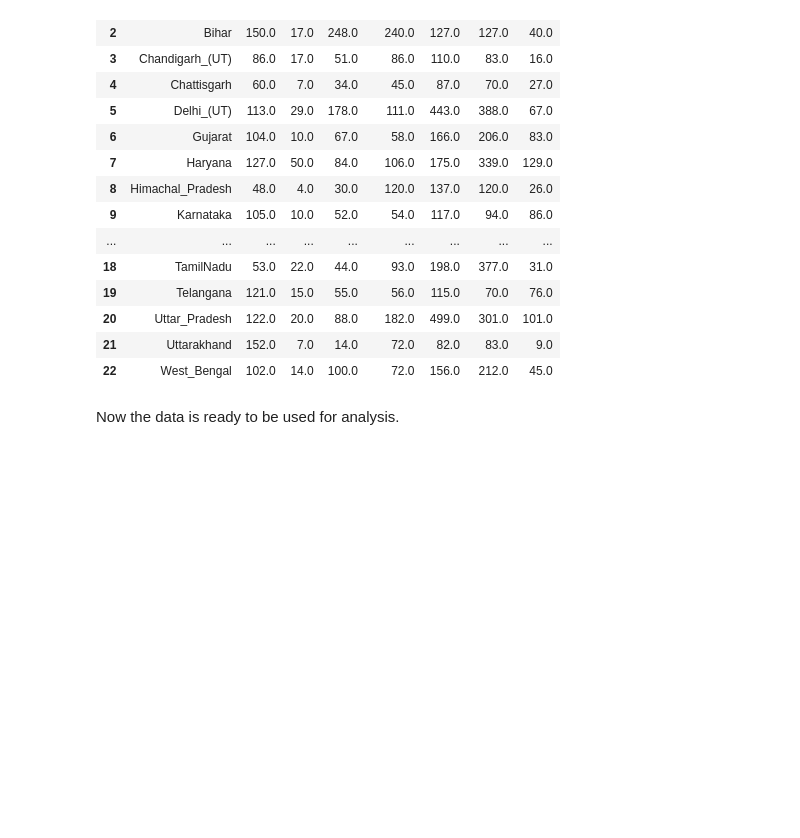
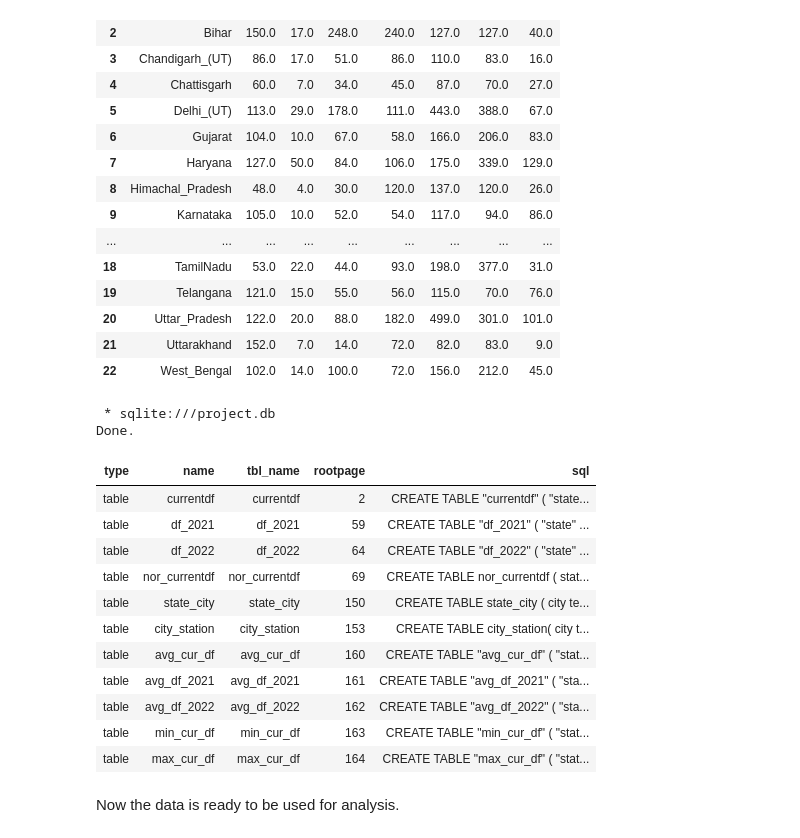
Before and after one commit to latheeshpoondla/Project, a Jupyter notebook: DSProject.ipynb, the cells around one changed output. Saved outputs shown, nothing was run; the diff lists cells and outputs as text; code cells hidden in the pictures; blank space fills up the shorter version.

```diff
--- a/DSProject.ipynb
+++ b/DSProject.ipynb
@@ -679,2 +674,20 @@ display(max_cur_df)
+# %%
+%%sql
+SELECT * FROM sqlite_master WHERE TYPE='table'
+# %% [output]
+ * sqlite:///project.db
+Done.
+| type | name | tbl_name | rootpage | sql |
+| table | currentdf | currentdf | 2 | CREATE TABLE "currentdf" ( "state... |
+| table | df_2021 | df_2021 | 59 | CREATE TABLE "df_2021" ( "state" ... |
+| table | df_2022 | df_2022 | 64 | CREATE TABLE "df_2022" ( "state" ... |
+| table | nor_currentdf | nor_currentdf | 69 | CREATE TABLE nor_currentdf ( stat... |
+| table | state_city | state_city | 150 | CREATE TABLE state_city ( city te... |
+| table | city_station | city_station | 153 | CREATE TABLE city_station( city t... |
+| table | avg_cur_df | avg_cur_df | 160 | CREATE TABLE "avg_cur_df" ( "stat... |
+| table | avg_df_2021 | avg_df_2021 | 161 | CREATE TABLE "avg_df_2021" ( "sta... |
+| table | avg_df_2022 | avg_df_2022 | 162 | CREATE TABLE "avg_df_2022" ( "sta... |
+| table | min_cur_df | min_cur_df | 163 | CREATE TABLE "min_cur_df" ( "stat... |
+| table | max_cur_df | max_cur_df | 164 | CREATE TABLE "max_cur_df" ( "stat... |
 # %% [markdown]
 Now the data is ready to be used for analysis.
```
Also changed, not shown: parts of 4 cells of this notebook, 1 other file.
